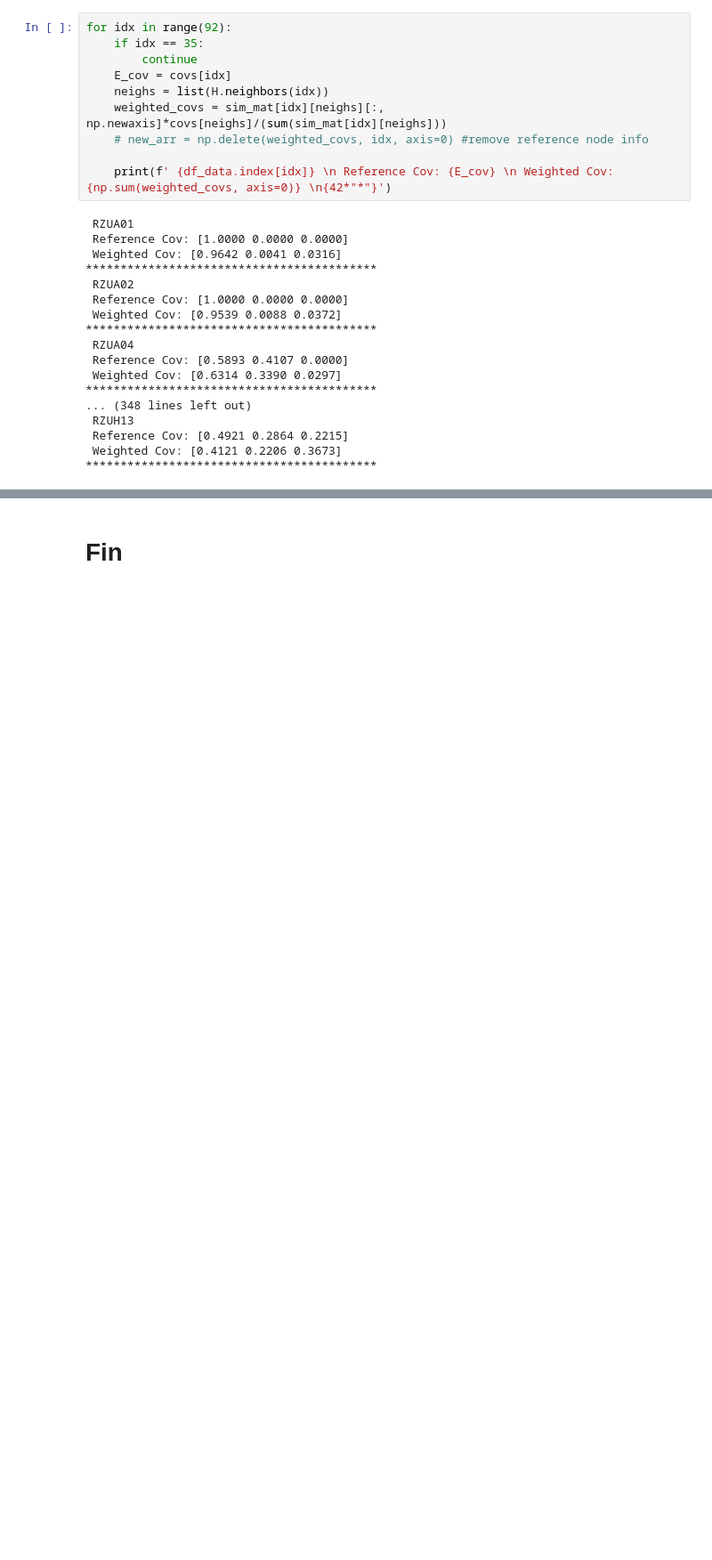
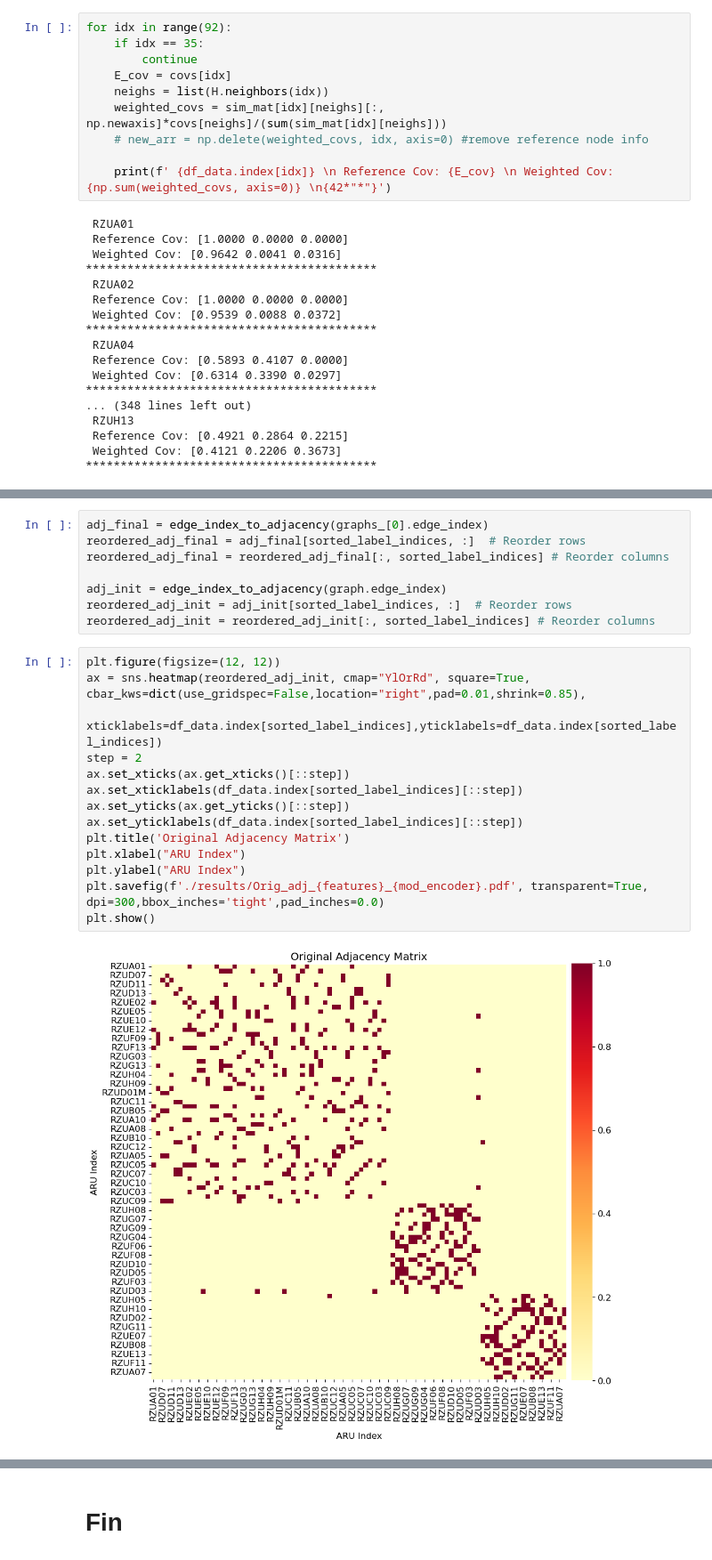
Before and after one commit to andrescastro-itm/GNN_ecoacoustic, a Jupyter notebook: GVAE_VGGish_tests.ipynb, the cells around one changed output, grey strips where cells are left out. Shown at 89% size. Drawn from its saved outputs; the diff is of its cells as text; blank space fills up the shorter version.

```diff
--- a/GVAE_VGGish_tests.ipynb
+++ b/GVAE_VGGish_tests.ipynb
@@ -685,0 +746,24 @@ for idx in range(92):
+# %%
+adj_final = edge_index_to_adjacency(graphs_[0].edge_index)
+reordered_adj_final = adj_final[sorted_label_indices, :]  # Reorder rows
+reordered_adj_final = reordered_adj_final[:, sorted_label_indices] # Reorder columns
+
+adj_init = edge_index_to_adjacency(graph.edge_index)
+reordered_adj_init = adj_init[sorted_label_indices, :]  # Reorder rows
+reordered_adj_init = reordered_adj_init[:, sorted_label_indices] # Reorder columns
+# %%
+plt.figure(figsize=(12, 12))
+ax = sns.heatmap(reordered_adj_init, cmap="YlOrRd", square=True, cbar_kws=dict(use_gridspec=False,location="right",pad=0.01,shrink=0.85),
+            xticklabels=df_data.index[sorted_label_indices],yticklabels=df_data.index[sorted_label_indices])
+step = 2
+ax.set_xticks(ax.get_xticks()[::step])
+ax.set_xticklabels(df_data.index[sorted_label_indices][::step])
+ax.set_yticks(ax.get_yticks()[::step])
+ax.set_yticklabels(df_data.index[sorted_label_indices][::step])
+plt.title('Original Adjacency Matrix')
+plt.xlabel("ARU Index")
+plt.ylabel("ARU Index")
+plt.savefig(f'./results/Orig_adj_{features}_{mod_encoder}.pdf', transparent=True, dpi=300,bbox_inches='tight',pad_inches=0.0)
+plt.show()
+# %% [output]
+[figure, added]
```
Also changed, not shown: parts of 6 cells of this notebook.
